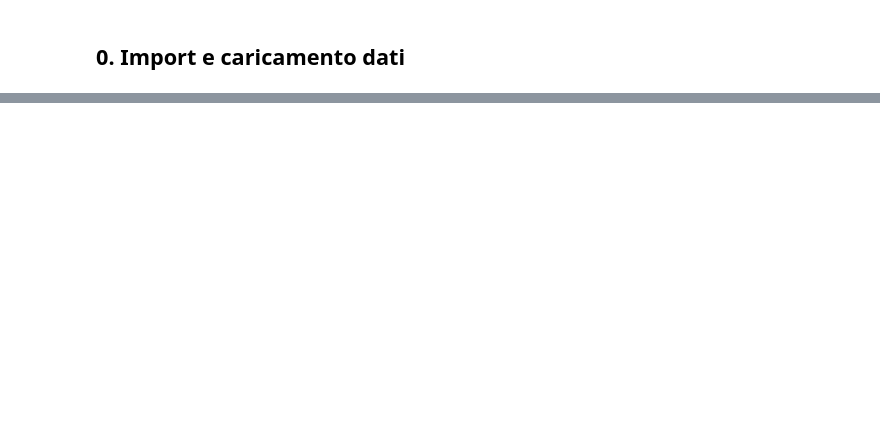
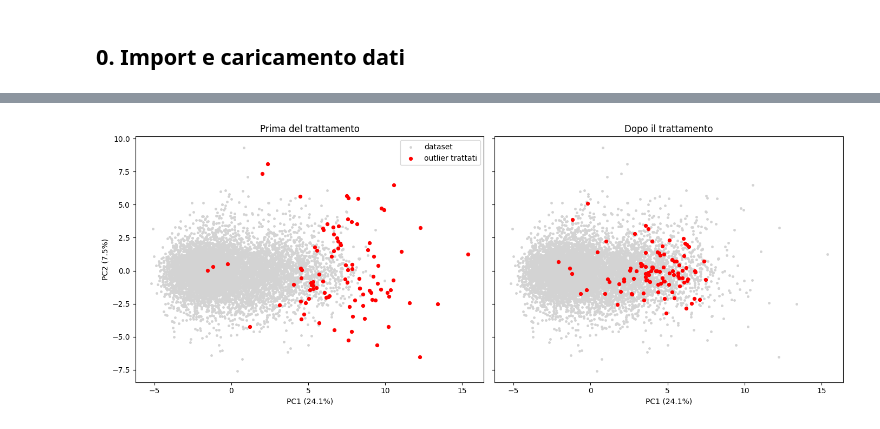
Before and after one commit to pietrogagliardi733/DATA-MINING-2-, a Jupyter notebook: OUTLIER_DETECTION/OUTLIER_DETECTION.ipynb, the cells around one changed output, grey strips where cells are left out. Saved outputs shown, nothing was run; the diff lists cells and outputs as text; code cells hidden in the pictures; blank space fills up the shorter version.

```diff
--- a/OUTLIER_DETECTION/OUTLIER_DETECTION.ipynb
+++ b/OUTLIER_DETECTION/OUTLIER_DETECTION.ipynb
@@ -360,0 +323,18 @@ Salvato.
+# %%
+X_post = scaler.transform(df.loc[outlier_idx, feature_names].values)   # stesso scaler della detection
+
+lof_nov = LocalOutlierFactor(n_neighbors=30, novelty=True).fit(X_scaled)
+
+post = pd.DataFrame({
+    'IForest': (clf_if.decision_function(X_post) <= thr_if).astype(int),
+    'LOF':     (lof_nov.score_samples(X_post)    <= thr_lof).astype(int),
+    'EE':      (clf_ee.decision_function(X_post) <= thr_ee).astype(int),
+}, index=outlier_idx)
+post['Votes'] = post.sum(axis=1)
+
+print('Voti prima e dopo il trattamento (sui punti trattati):')
+print(pd.DataFrame({'prima': df.loc[outlier_idx, 'Outlier_Votes'].value_counts().sort_index(),
+                    'dopo': post['Votes'].value_counts().sort_index()}).fillna(0).astype(int).to_string())
+
+still_outlier = post.index[post['Votes'] >= 2]
+print(f'\nAncora outlier (>= 2 voti) dopo l\'imputazione: {len(still_outlier)} su {len(outlier_idx)}')
@@ -360,0 +349,16 @@ Salvato.
+# %%
+# Confronto visivo: posizione dei punti trattati nello spazio PCA prima e dopo
+X_post_pca = pca.transform(X_post)
+pos = df.index.get_indexer(outlier_idx)
+
+fig, axes = plt.subplots(1, 2, figsize=(14, 5.5), sharex=True, sharey=True)
+for ax, pts, titolo in [(axes[0], X_pca[pos], 'Prima del trattamento'),
+                        (axes[1], X_post_pca, 'Dopo il trattamento')]:
+    ax.scatter(X_pca[:, 0], X_pca[:, 1], c='lightgray', s=6, label='dataset')
+    ax.scatter(pts[:, 0], pts[:, 1], c='red', s=18, label='outlier trattati')
+    ax.set_title(titolo); ax.set_xlabel(f'PC1 ({ev[0]:.1f}%)')
+axes[0].set_ylabel(f'PC2 ({ev[1]:.1f}%)'); axes[0].legend()
+plt.tight_layout()
+plt.show()
+# %% [output]
+[figure, added]
```
Also changed, not shown: parts of 55 cells of this notebook, 1 other file.
